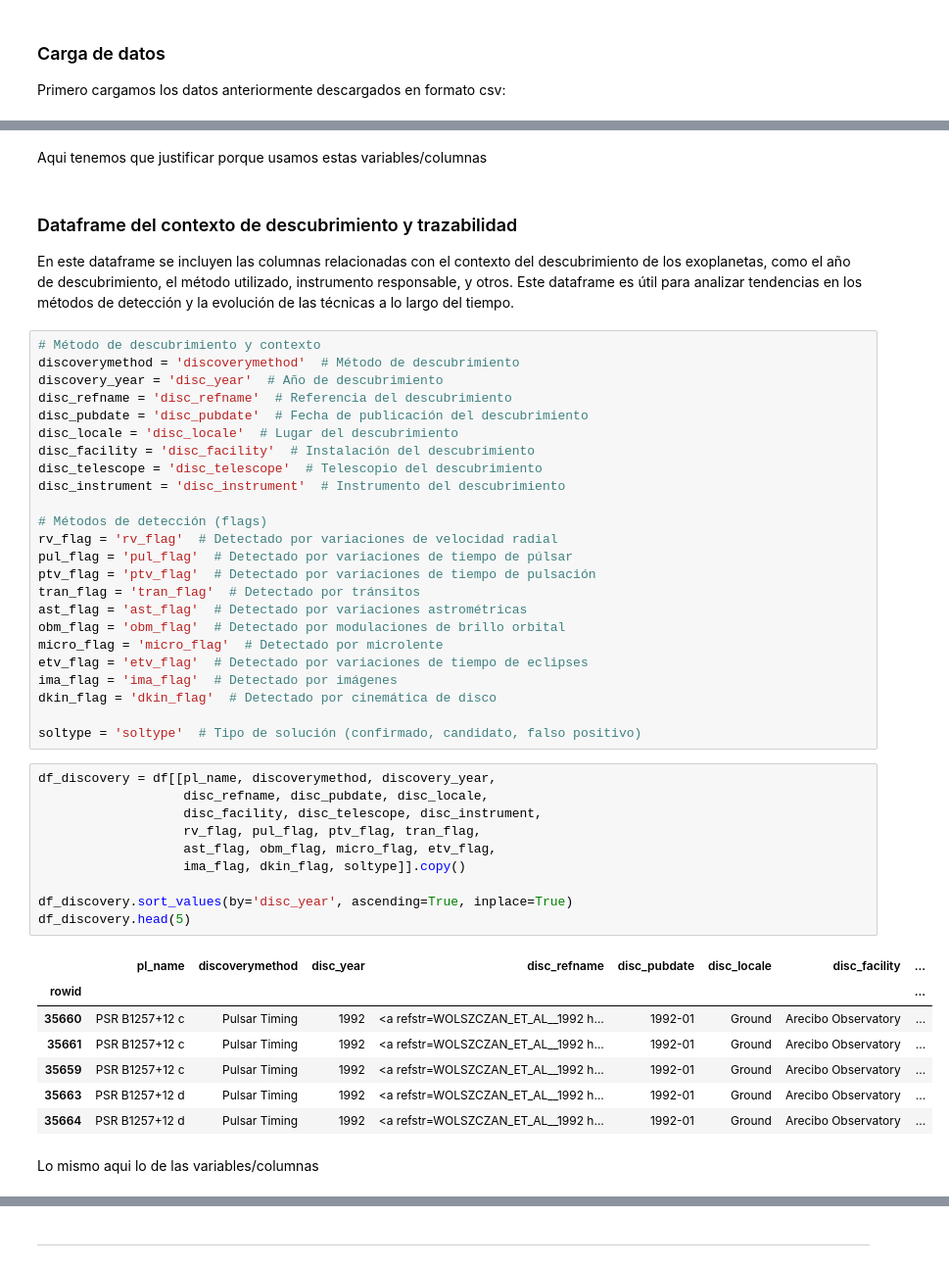
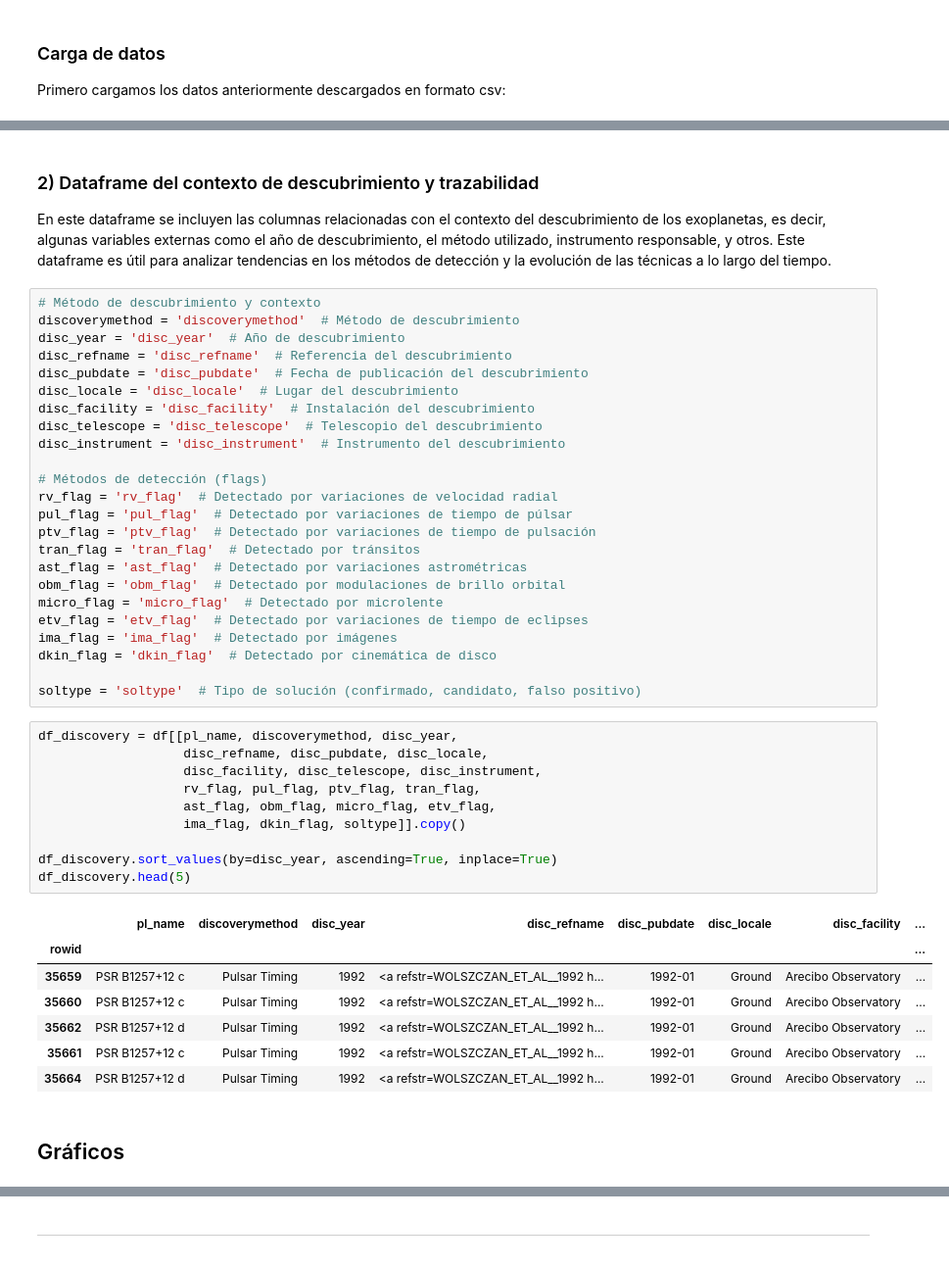
Before and after one commit to raylovesmusic/IMT2200-Proyecto-Grupal-A.R.D.E, a Jupyter notebook: notebooks/entrega_rubrica.ipynb, the cells around one changed output, grey strips where cells are left out. Shown: that part at 98% size. Drawn from its saved outputs; the diff is of its cells as text.

Commit message:
avances de redacción y gráficos 1

```diff
--- a/notebooks/entrega_rubrica.ipynb
+++ b/notebooks/entrega_rubrica.ipynb
@@ -146,15 +225,13 @@ df_exoplanets.head(5)
 | 3 | 11 Com | 11 Com b | 326.03 | 1.290 | NaN | NaN | NaN | 0.231 | NaN | NaN | ... |
 | 4 | 11 UMi | 11 UMi b | NaN | 1.510 | NaN | NaN | NaN | NaN | NaN | NaN | ... |
 | 5 | 11 UMi | 11 UMi b | 516.22 | 1.540 | NaN | NaN | NaN | 0.080 | NaN | NaN | ... |
-# %% [markdown]
-Aqui tenemos que justificar porque usamos estas variables/columnas
 # %% [markdown]
-### Dataframe del contexto de descubrimiento y trazabilidad
-En este dataframe se incluyen las columnas relacionadas con el contexto del descubrimiento de los exoplanetas, como el año de descubrimiento, el método utilizado, instrumento responsable, y otros. Este dataframe es útil para analizar tendencias en los métodos de detección y la evolución de las técnicas a lo largo del tiempo.
+### 2) Dataframe del contexto de descubrimiento y trazabilidad
+En este dataframe se incluyen las columnas relacionadas con el contexto del descubrimiento de los exoplanetas, es decir, algunas variables externas como el año de descubrimiento, el método utilizado, instrumento responsable, y otros. Este dataframe es útil para analizar tendencias en los métodos de detección y la evolución de las técnicas a lo largo del tiempo.
 # %%
 # Método de descubrimiento y contexto
 discoverymethod = 'discoverymethod'  # Método de descubrimiento
-discovery_year = 'disc_year'  # Año de descubrimiento
+disc_year = 'disc_year'  # Año de descubrimiento
 disc_refname = 'disc_refname'  # Referencia del descubrimiento
 disc_pubdate = 'disc_pubdate'  # Fecha de publicación del descubrimiento
 disc_locale = 'disc_locale'  # Lugar del descubrimiento
@@ -176,22 +253,22 @@ dkin_flag = 'dkin_flag'  # Detectado por cinemática de disco
 
 soltype = 'soltype'  # Tipo de solución (confirmado, candidato, falso positivo)
 # %%
-df_discovery = df[[pl_name, discoverymethod, discovery_year,
+df_discovery = df[[pl_name, discoverymethod, disc_year,
                    disc_refname, disc_pubdate, disc_locale,
                    disc_facility, disc_telescope, disc_instrument,
                    rv_flag, pul_flag, ptv_flag, tran_flag,
                    ast_flag, obm_flag, micro_flag, etv_flag,
                    ima_flag, dkin_flag, soltype]].copy()
 
-df_discovery.sort_values(by='disc_year', ascending=True, inplace=True)
+df_discovery.sort_values(by=disc_year, ascending=True, inplace=True)
 df_discovery.head(5)
 # %% [output]
 |  | pl_name | discoverymethod | disc_year | disc_refname | disc_pubdate | disc_locale | disc_facility | ... |
 | rowid |  |  |  |  |  |  |  | ... |
+| 35659 | PSR B1257+12 c | Pulsar Timing | 1992 | <a refstr=WOLSZCZAN_ET_AL__1992 h... | 1992-01 | Ground | Arecibo Observatory | ... |
 | 35660 | PSR B1257+12 c | Pulsar Timing | 1992 | <a refstr=WOLSZCZAN_ET_AL__1992 h... | 1992-01 | Ground | Arecibo Observatory | ... |
+| 35662 | PSR B1257+12 d | Pulsar Timing | 1992 | <a refstr=WOLSZCZAN_ET_AL__1992 h... | 1992-01 | Ground | Arecibo Observatory | ... |
 | 35661 | PSR B1257+12 c | Pulsar Timing | 1992 | <a refstr=WOLSZCZAN_ET_AL__1992 h... | 1992-01 | Ground | Arecibo Observatory | ... |
-| 35659 | PSR B1257+12 c | Pulsar Timing | 1992 | <a refstr=WOLSZCZAN_ET_AL__1992 h... | 1992-01 | Ground | Arecibo Observatory | ... |
-| 35663 | PSR B1257+12 d | Pulsar Timing | 1992 | <a refstr=WOLSZCZAN_ET_AL__1992 h... | 1992-01 | Ground | Arecibo Observatory | ... |
 | 35664 | PSR B1257+12 d | Pulsar Timing | 1992 | <a refstr=WOLSZCZAN_ET_AL__1992 h... | 1992-01 | Ground | Arecibo Observatory | ... |
-# %% [markdown]
- Lo mismo aqui lo de las variables/columnas
+# %% [markdown]
+## Gráficos
```
Also changed, not shown: parts of 17 cells of this notebook.
